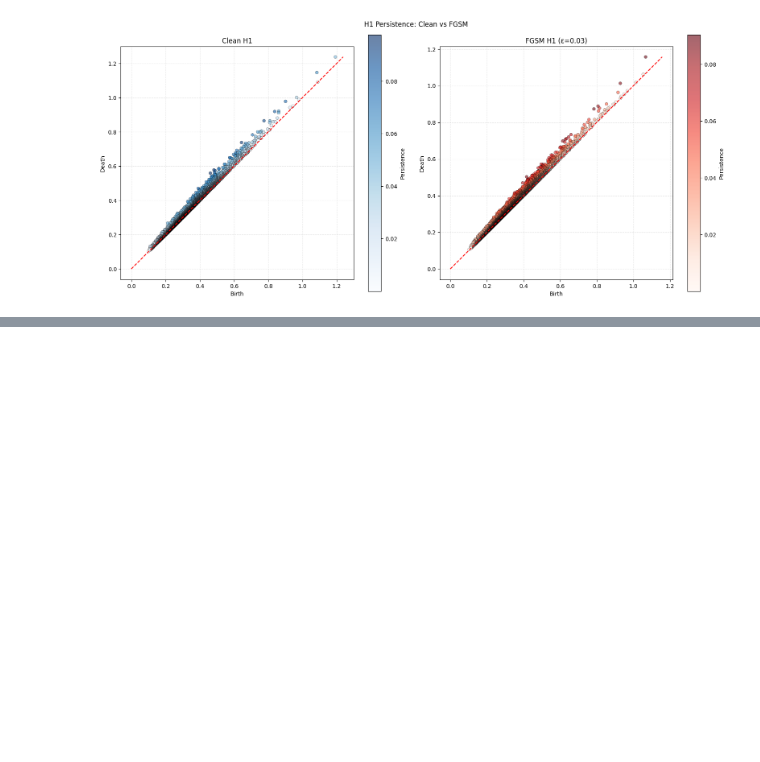
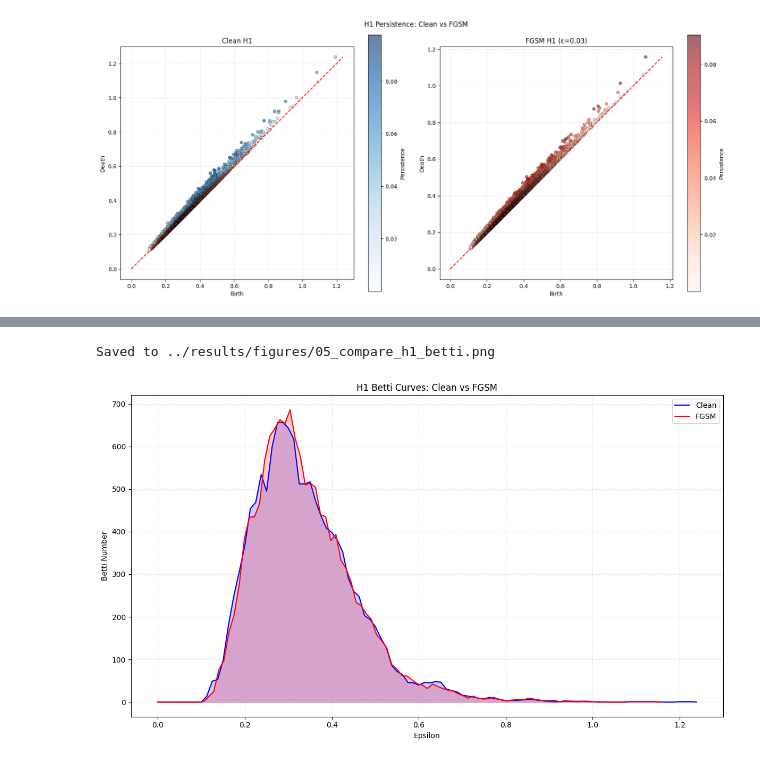
Before and after one commit to ShawarmaOnGit/tda-adversarial-detection, a Jupyter notebook: notebooks/05_fgsm_topology.ipynb, the cells around one changed output, grey strips where cells are left out. Cells and saved outputs as stored; diff of their text form; code cells hidden in the pictures; blank space fills up the shorter version.

```diff
--- a/notebooks/05_fgsm_topology.ipynb
+++ b/notebooks/05_fgsm_topology.ipynb
@@ -202,0 +231,16 @@ Saved to ../results/figures/05_compare_h1_diagrams.png
+# %%
+# Compare H1 Betti curves:
+
+compare_betti_curves(
+    epsilons_clean_h1,
+    betti_clean_h1,
+    epsilons_fgsm_h1,
+    betti_fgsm_h1,
+    label1="Clean",
+    label2="FGSM",
+    title="H1 Betti Curves: Clean vs FGSM",
+    save_path="../results/figures/05_compare_h1_betti.png"
+)
+# %% [output]
+Saved to ../results/figures/05_compare_h1_betti.png
+[figure, added]
```
Also changed, not shown: parts of 3 cells of this notebook, 2 other files.
